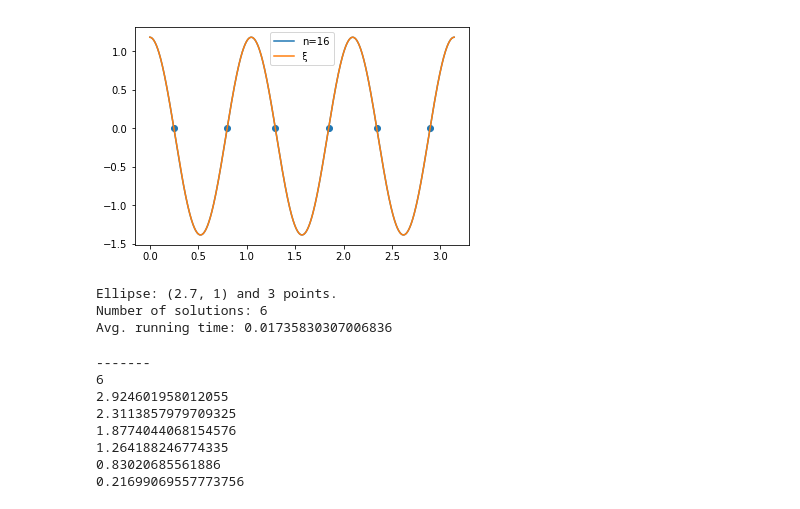
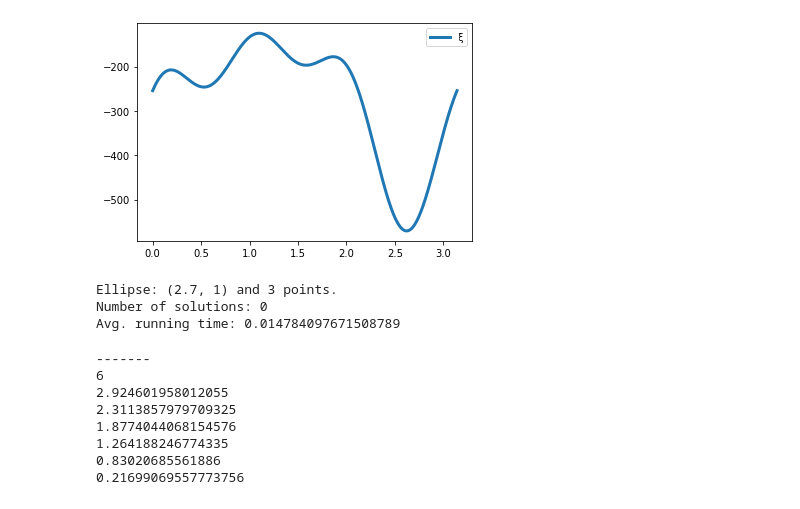
Before and after one commit to danft/MCE, a Jupyter notebook: plots/cheb.ipynb, the cells around one changed output. Drawn from its saved outputs; the diff is of its cells as text; code cells hidden in the pictures.

```diff
--- a/plots/cheb.ipynb
+++ b/plots/cheb.ipynb
@@ -33,11 +33,11 @@ nsols = 0
 tott = 0
 a = 2.7
 b = 1
-X = [-.85, .85, -0.1]
-Y = [0, 0, -1.72]
+X = [-.85, .9, -0.13]
+Y = [0, 0.2, -1.72]
 
-X = [0, .5, 1]
-Y = [0, sqrt(3)/2, 0]
+#X = [0, .52, 1]
+#Y = [0, sqrt(3)/2, 0]
 
 X = list(map(lambda t: t * 2, X))
 Y = list(map(lambda t: t * 2, Y))
@@ -81,10 +81,10 @@ for i in range(n):
                     for r in roo:
                         #print("Examining the root: ")
                         rx = r.real
-                        for ka in range(0):
-                            ar = ffr(rx)
+                        #for ka in range(0):
+                            #ar = ffr(rx)
                             #print(f"niter: {ka}, error: {abs(ar)}")
-                            rx = refine_root(ffr, cfun, r.real, 1)
+                            #rx = refine_root(ffr, cfun, r.real, 1)
 
                         #print(f"niter: {10}, error: {abs(ffr(rx))}")
 
@@ -94,40 +94,40 @@ for i in range(n):
                             error_1 += abs(1 - eval_ellipse(rx, a, b, xc, yc, X[jj], Y[jj]))
 
                         #print(f"niter: {10}, error1: {abs(ffr(rx))}, error2: {error_1}")
 
 
-                        ro.append(refine_root(ffr, cfun, rx, 0))
+                        ro.append(rx)
                     #print(roo)
 
                     plt.scatter(roo, cfun(np.array(ro)))
 
 
-                    plt.plot(xx, yy, label=f'n={deg}')
+                    #plt.plot(xx, yy, label=f'n={deg}')
 
 
                 #print(cfun)
 
                 x = np.linspace(0, pi, 2000)
                 tott += time.time() - t1
 
             f1 = np.vectorize(fradius, excluded=[1, 2, 3, 4])
             y1 = f1(x, a, b, [0, X[j]-X[i], X[k]-X[i]], [0, Y[j]-Y[i], Y[k]-Y[i]])
 
-            plt.plot(x, y1, label='\u03BE')
+            plt.plot(x, y1, label='\u03BE', lw=3)
 
                 #plt.show()
 plt.legend()
 plt.savefig('inexn16.pdf', bbox_inches = 'tight', pad_inches = 0)
 plt.show()
 
 print(f"Ellipse: ({a}, {b}) and {len(X)} points.")
 print(f"Number of solutions: {nsols}")
 print(f"Avg. running time: {tott/tot}")
 # %% [output]
-[figure, old version]
+[figure, new version]
 Ellipse: (2.7, 1) and 3 points.
-Number of solutions: 6
-Avg. running time: 0.01735830307006836
+Number of solutions: 0
+Avg. running time: 0.014784097671508789
 # %%
 I = parse_input('../instances/CM3.txt')
 X=I.X
```
Also changed, not shown: 2 other files.
